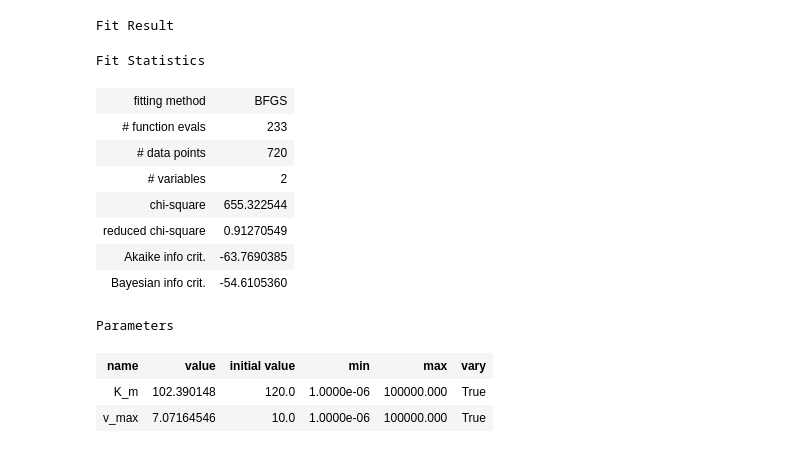
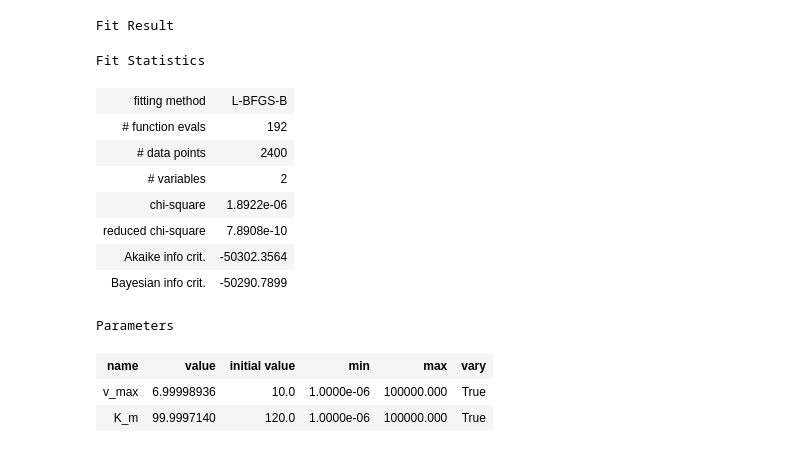
Before and after one commit to JR-1991/Catalax, a Jupyter notebook: examples/Optimization.ipynb, the cells around one changed output. Saved outputs shown, nothing was run; the diff lists cells and outputs as text; code cells hidden in the pictures.

```diff
--- a/examples/Optimization.ipynb
+++ b/examples/Optimization.ipynb
@@ -50,0 +35,3 @@ f = ctx.visualize(
+# %%
+dataset = ctx.Dataset.from_croissant("./dataset/dataset.zip")
+dataset.plot(measurement_ids=[m.id for m in dataset.measurements[0:4]])
@@ -60,11 +52,9 @@ model.parameters.K_m.value = None
 # Perform the optimization
 result, new_model = ctx.optimize(
     model=model,
-    initial_conditions=initial_conditions,
-    data=data,
-    times=time,
+    dataset=dataset,
     global_upper_bound=1e5,
     global_lower_bound=1e-6,
-    method="bfgs"
+    method="lbfgs"
 )
 # %% [output]
@@ -71,14 +62,14 @@ result, new_model = ctx.optimize(
 Fit Result
 Fit Statistics
-| fitting method | BFGS |
-| # function evals | 233 |
-| # data points | 720 |
+| fitting method | L-BFGS-B |
+| # function evals | 192 |
+| # data points | 2400 |
 | # variables | 2 |
-| chi-square | 655.322544 |
-| reduced chi-square | 0.91270549 |
-| Akaike info crit. | -63.7690385 |
-| Bayesian info crit. | -54.6105360 |
+| chi-square | 1.8922e-06 |
+| reduced chi-square | 7.8908e-10 |
+| Akaike info crit. | -50302.3564 |
+| Bayesian info crit. | -50290.7899 |
 Parameters
 | name | value | initial value | min | max | vary |
-| K_m | 102.390148 | 120.0 | 1.0000e-06 | 100000.000 | True |
-| v_max | 7.07164546 | 10.0 | 1.0000e-06 | 100000.000 | True |
+| v_max | 6.99998936 | 10.0 | 1.0000e-06 | 100000.000 | True |
+| K_m | 99.9997140 | 120.0 | 1.0000e-06 | 100000.000 | True |
```
Also changed, not shown: parts of 8 cells of this notebook, 3 other files.
